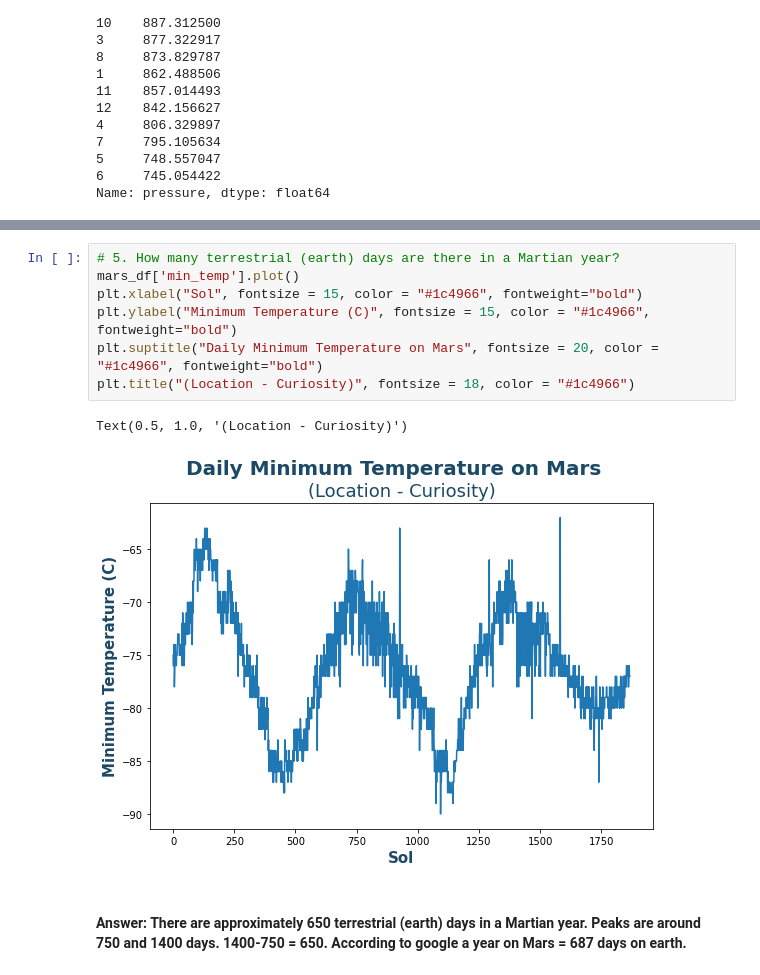
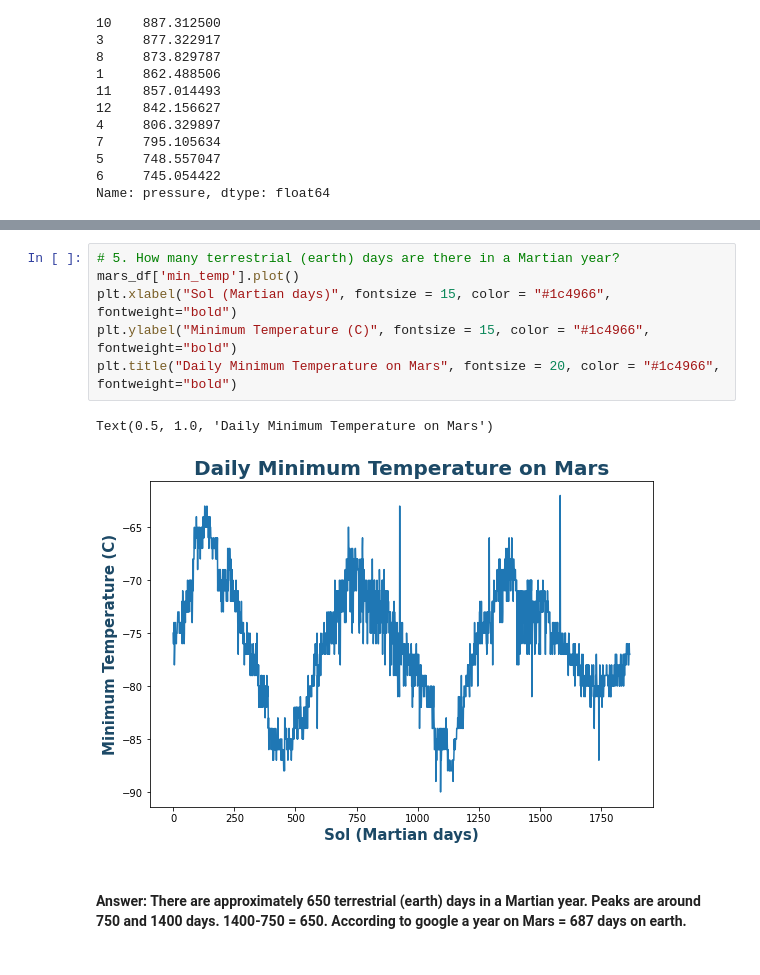
Before and after one commit to barefayne/web-scraping-challenge, a Jupyter notebook: part_2_mars_weather.ipynb, the cells around one changed output, grey strips where cells are left out. Cells and saved outputs as stored; diff of their text form.

```diff
--- a/part_2_mars_weather.ipynb
+++ b/part_2_mars_weather.ipynb
@@ -285,13 +283,12 @@ plt.show()
 # %%
 # 5. How many terrestrial (earth) days are there in a Martian year?
 mars_df['min_temp'].plot()
-plt.xlabel("Sol", fontsize = 15, color = "#1c4966", fontweight="bold")
+plt.xlabel("Sol (Martian days)", fontsize = 15, color = "#1c4966", fontweight="bold")
 plt.ylabel("Minimum Temperature (C)", fontsize = 15, color = "#1c4966", fontweight="bold")
-plt.suptitle("Daily Minimum Temperature on Mars", fontsize = 20, color = "#1c4966", fontweight="bold")
-plt.title("(Location - Curiosity)", fontsize = 18, color = "#1c4966")
+plt.title("Daily Minimum Temperature on Mars", fontsize = 20, color = "#1c4966", fontweight="bold")
 # %% [output]
-Text(0.5, 1.0, '(Location - Curiosity)')
+Text(0.5, 1.0, 'Daily Minimum Temperature on Mars')
-[figure, old version]
+[figure, new version]
 # %% [markdown]
 #### Answer: There are approximately 650 terrestrial (earth) days in a Martian year. Peaks are around 750 and 1400 days.  1400-750 = 650. According to google a year on Mars = 687 days on earth.
 # %% [markdown]
```
Also changed, not shown: parts of 4 cells of this notebook.
